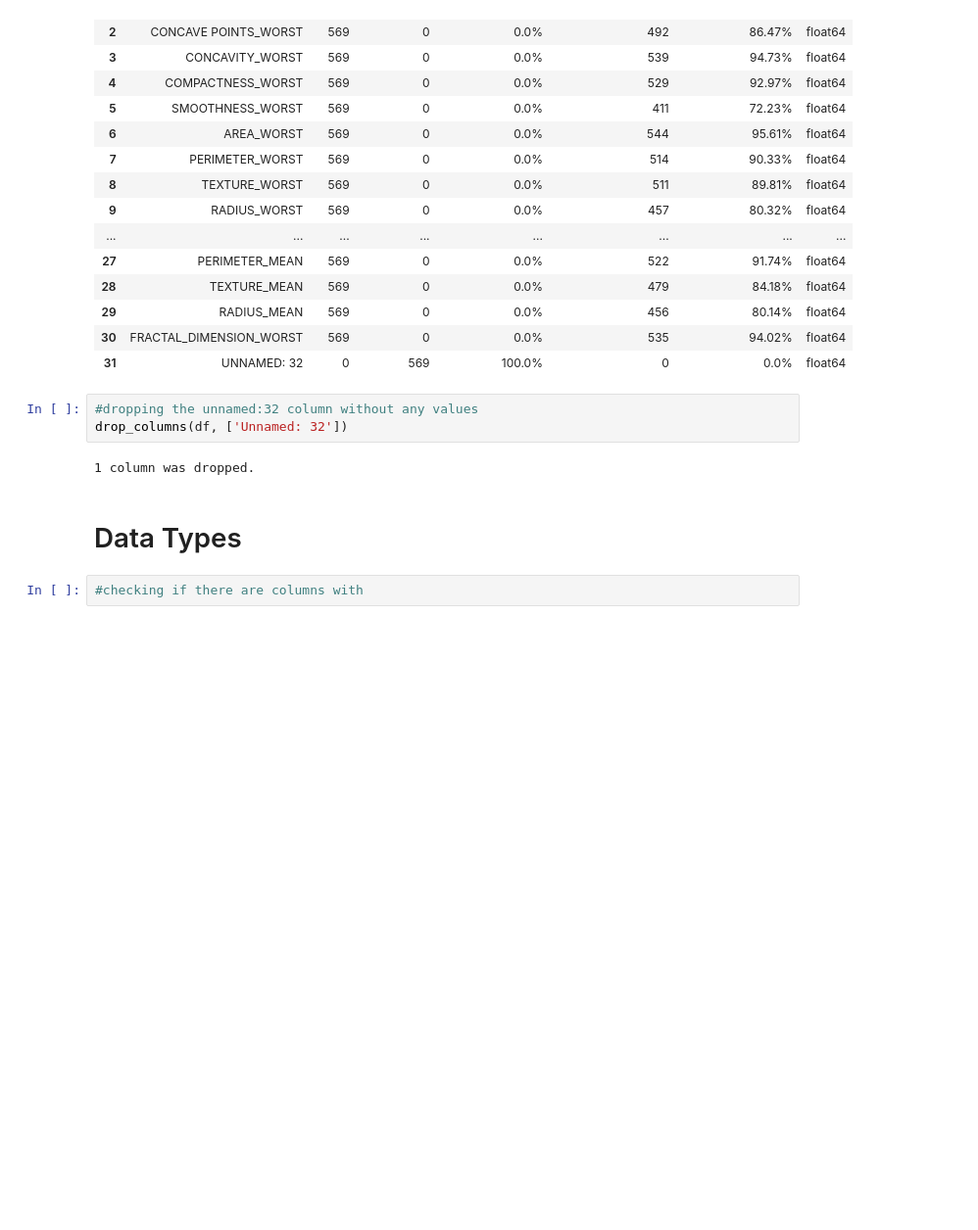
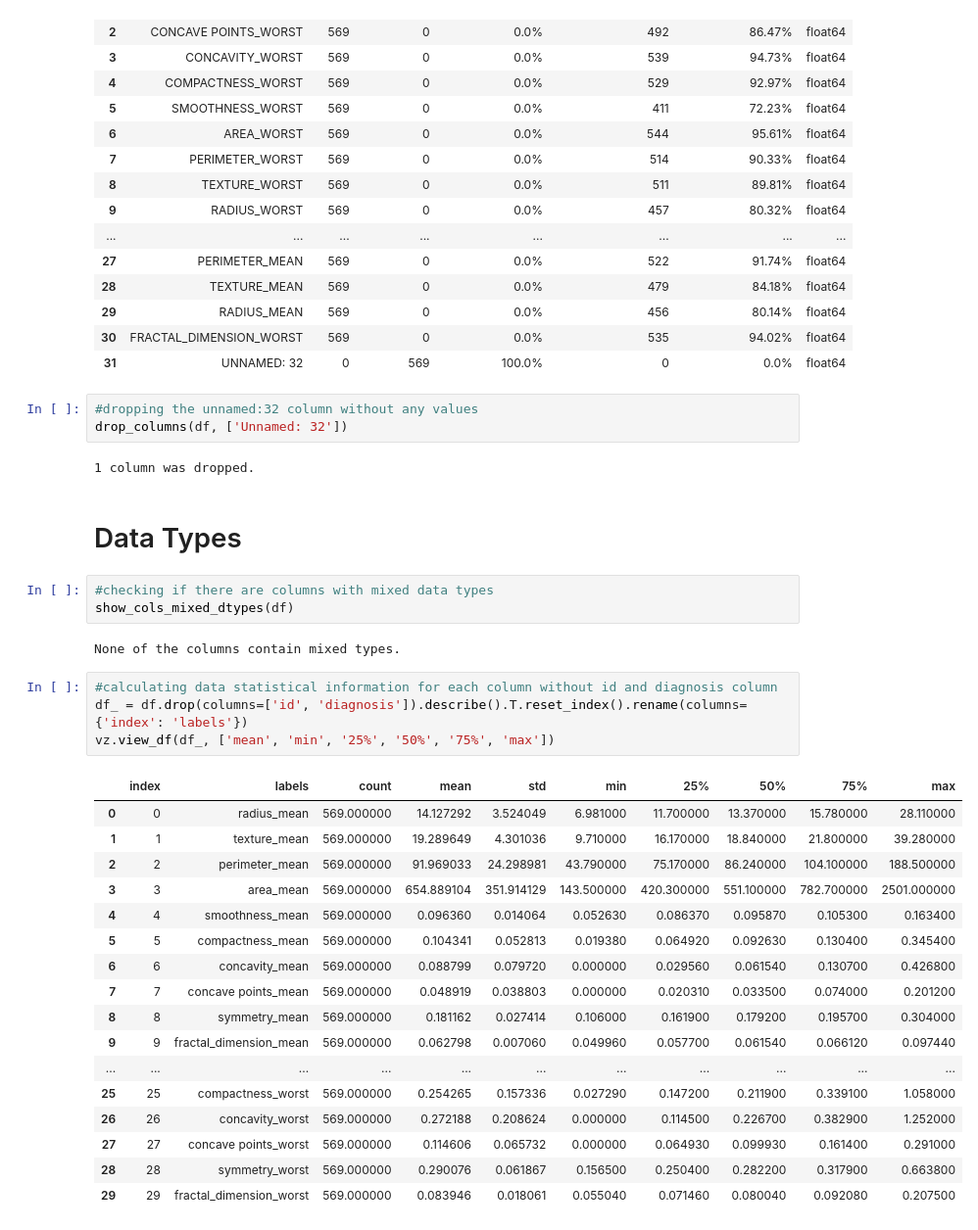
Before and after one commit to dagmawiii03/causal-inference, a Jupyter notebook: notebooks/Untitled2.ipynb, the cells around one changed output. Shown at 98% size. Cells and saved outputs as stored; diff of their text form; blank space fills up the shorter version.

Commit message:
calculating data statistical information

```diff
--- a/notebooks/Untitled2.ipynb
+++ b/notebooks/Untitled2.ipynb
@@ -89,4 +89,29 @@ drop_columns(df, ['Unnamed: 32'])
 # %% [markdown]
 # Data Types
 # %%
-#checking if there are columns with
+#checking if there are columns with mixed data types
+show_cols_mixed_dtypes(df)
+# %% [output]
+None of the columns contain mixed types.
+# %%
+#calculating data statistical information for each column without id and diagnosis column
+df_ = df.drop(columns=['id', 'diagnosis']).describe().T.reset_index().rename(columns={'index': 'labels'})
+vz.view_df(df_, ['mean', 'min', '25%', '50%', '75%', 'max'])
+# %% [output]
+|  | index | labels | count | mean | std | min | 25% | 50% | 75% | max |
+| 0 | 0 | radius_mean | 569.000000 | 14.127292 | 3.524049 | 6.981000 | 11.700000 | 13.370000 | 15.780000 | 28.110000 |
+| 1 | 1 | texture_mean | 569.000000 | 19.289649 | 4.301036 | 9.710000 | 16.170000 | 18.840000 | 21.800000 | 39.280000 |
+| 2 | 2 | perimeter_mean | 569.000000 | 91.969033 | 24.298981 | 43.790000 | 75.170000 | 86.240000 | 104.100000 | 188.500000 |
+| 3 | 3 | area_mean | 569.000000 | 654.889104 | 351.914129 | 143.500000 | 420.300000 | 551.100000 | 782.700000 | 2501.000000 |
+| 4 | 4 | smoothness_mean | 569.000000 | 0.096360 | 0.014064 | 0.052630 | 0.086370 | 0.095870 | 0.105300 | 0.163400 |
+| 5 | 5 | compactness_mean | 569.000000 | 0.104341 | 0.052813 | 0.019380 | 0.064920 | 0.092630 | 0.130400 | 0.345400 |
+| 6 | 6 | concavity_mean | 569.000000 | 0.088799 | 0.079720 | 0.000000 | 0.029560 | 0.061540 | 0.130700 | 0.426800 |
+| 7 | 7 | concave points_mean | 569.000000 | 0.048919 | 0.038803 | 0.000000 | 0.020310 | 0.033500 | 0.074000 | 0.201200 |
+| 8 | 8 | symmetry_mean | 569.000000 | 0.181162 | 0.027414 | 0.106000 | 0.161900 | 0.179200 | 0.195700 | 0.304000 |
+| 9 | 9 | fractal_dimension_mean | 569.000000 | 0.062798 | 0.007060 | 0.049960 | 0.057700 | 0.061540 | 0.066120 | 0.097440 |
+| ... | ... | ... | ... | ... | ... | ... | ... | ... | ... | ... |
+| 25 | 25 | compactness_worst | 569.000000 | 0.254265 | 0.157336 | 0.027290 | 0.147200 | 0.211900 | 0.339100 | 1.058000 |
+| 26 | 26 | concavity_worst | 569.000000 | 0.272188 | 0.208624 | 0.000000 | 0.114500 | 0.226700 | 0.382900 | 1.252000 |
+| 27 | 27 | concave points_worst | 569.000000 | 0.114606 | 0.065732 | 0.000000 | 0.064930 | 0.099930 | 0.161400 | 0.291000 |
+| 28 | 28 | symmetry_worst | 569.000000 | 0.290076 | 0.061867 | 0.156500 | 0.250400 | 0.282200 | 0.317900 | 0.663800 |
+| 29 | 29 | fractal_dimension_worst | 569.000000 | 0.083946 | 0.018061 | 0.055040 | 0.071460 | 0.080040 | 0.092080 | 0.207500 |
```
